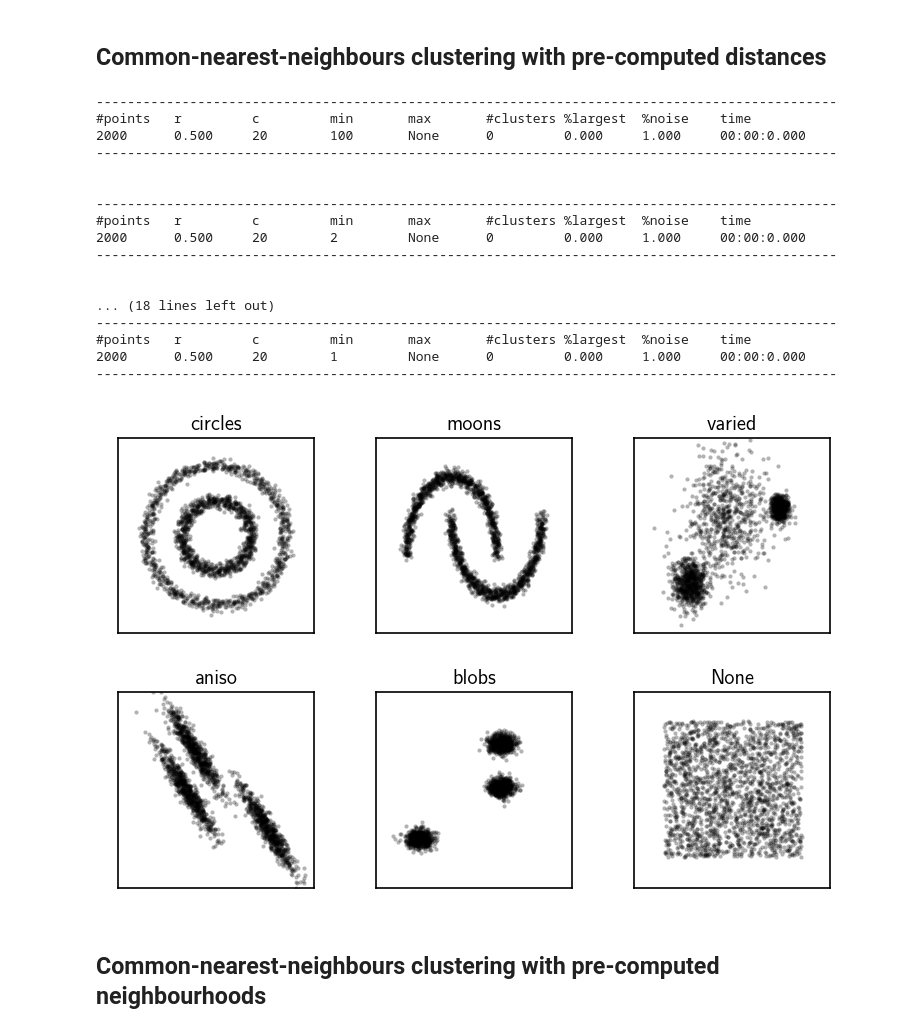
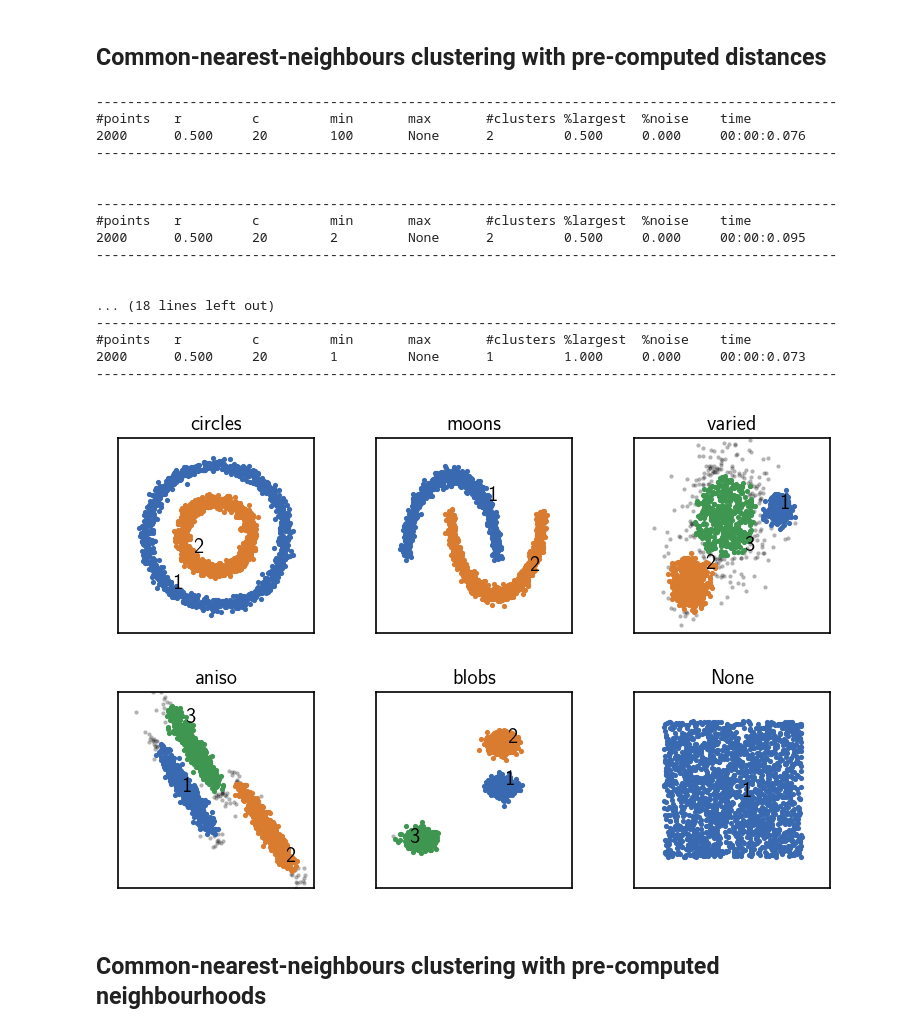
Before and after one commit to janjoswig/CommonNNClustering, a Jupyter notebook: docsrc/tutorial/scikit_learn_datasets.ipynb, the cells around one changed output. Cells and saved outputs as stored; diff of their text form; code cells hidden in the pictures.

Commit message:
WIP: ClusteringBuilder

```diff
--- a/docsrc/tutorial/scikit_learn_datasets.ipynb
+++ b/docsrc/tutorial/scikit_learn_datasets.ipynb
@@ -301,23 +206,0 @@ FitterExtBFS(
-# %%
-fig, ax = plt.subplots(2, 3)
-Ax = ax.flatten()
-
-for count, (name, data, params) in enumerate(dsets):
-
-    # Fit all datasets to the same value range
-    data = StandardScaler().fit_transform(data)
-
-    clustering = cluster.prepare_clustering(data, **recipe)
-    clustering._fitter = fitter
-
-    # Calculate neighbours brute force
-    clustering.fit(**params)
-    print()
-
-    clustering.evaluate(ax=Ax[count], annotate_pos="random")
-    Ax[count].set(**ax_props)
-    Ax[count].set_title(f'{name}', fontsize=10, pad=4)
-
-fig.subplots_adjust(
-    left=0, right=1, bottom=0, top=1, wspace=0.1, hspace=0.3
-    )
@@ -355,10 +206,0 @@ fitter = _fit.FitterExtBFSDebug(
-# %%
-name, data, params = dsets[0]
-# Fit all datasets to the same value range
-data = StandardScaler().fit_transform(data)
-
-clustering = cluster.prepare_clustering(data, **recipe)
-clustering._fitter = fitter
-
-# Calculate neighbours brute force
-procedure = clustering.fit(**params)
@@ -425,44 +236,45 @@ for count, (name, data, params) in enumerate(dsets):
     # Fit all datasets to the same value range
     data = StandardScaler().fit_transform(data)
 
-    clustering = cluster.prepare_clustering(data, **recipe)
+    # Default clustering initialisation
+    clustering = cluster.Clustering(data)
 
-    # Pre-compute distances
+    # Pre-compute distances and choose corresponding metric
     distances = pairwise_distances(data)
-    clustering_dist = cluster.prepare_clustering(distances, **recipe)
-    clustering_dist._metric = _types.MetricExtPrecomputed()
+    clustering_dist = cluster.Clustering(distances)
+    clustering_dist._fitter._neighbours_getter._distance_getter._metric = _types.MetricExtPrecomputed()
 
     # Use pre-computed distances
     clustering_dist.fit(**params)
     clustering._labels = clustering_dist._labels
     print()
 
     clustering.evaluate(ax=Ax[count], annotate_pos="random")
     Ax[count].set(**ax_props)
     Ax[count].set_title(f'{name}', fontsize=10, pad=4)
 
 fig.subplots_adjust(
     left=0, right=1, bottom=0, top=1, wspace=0.1, hspace=0.3
     )
 # %% [output]
 -----------------------------------------------------------------------------------------------
 #points   r         c         min       max       #clusters %largest  %noise    time
-2000      0.500     20        100       None      0         0.000     1.000     00:00:0.000
+2000      0.500     20        100       None      2         0.500     0.000     00:00:0.076
 -----------------------------------------------------------------------------------------------
 
 
 -----------------------------------------------------------------------------------------------
 #points   r         c         min       max       #clusters %largest  %noise    time
-2000      0.500     20        2         None      0         0.000     1.000     00:00:0.000
+2000      0.500     20        2         None      2         0.500     0.000     00:00:0.095
 -----------------------------------------------------------------------------------------------
 
 
 ... (18 lines left out)
 -----------------------------------------------------------------------------------------------
 #points   r         c         min       max       #clusters %largest  %noise    time
-2000      0.500     20        1         None      0         0.000     1.000     00:00:0.000
+2000      0.500     20        1         None      1         1.000     0.000     00:00:0.073
 -----------------------------------------------------------------------------------------------
-[figure, old version]
+[figure, new version]
 # %% [markdown]
 ## Common-nearest-neighbours clustering with pre-computed neighbourhoods
 # %%
```
Also changed, not shown: parts of 19 cells of this notebook, 6 other files.
